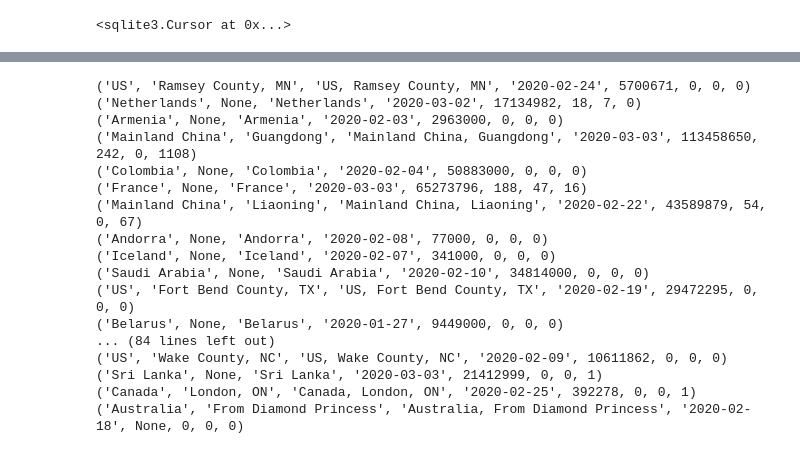
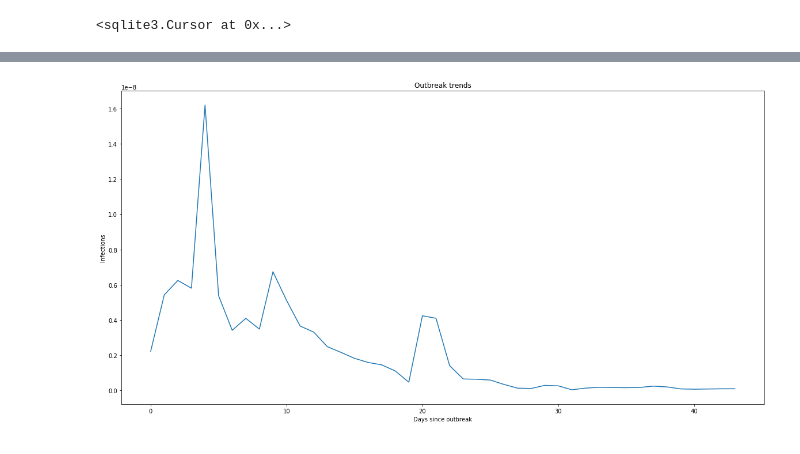
Before and after one commit to desmondcheongzx/COVID-19-Modelling, a Jupyter notebook: data/compile_data.ipynb, the cells around one changed output, grey strips where cells are left out. Cells and saved outputs as stored; diff of their text form; code cells hidden in the pictures.

```diff
--- a/data/compile_data.ipynb
+++ b/data/compile_data.ipynb
@@ -36,8 +38,8 @@ c.execute(create_cities_table_command)
 conn.commit()
 # %%
-confirmed_file = covid_paths + 'Confirmed.csv'
-deaths_file = covid_paths + 'Deaths.csv'
-recovered_file = covid_paths + 'Recovered.csv'
+confirmed_file = covid_paths + 'confirmed_global.csv'
+deaths_file = covid_paths + 'deaths_global.csv'
+recovered_file = covid_paths + 'recovered_global.csv'
 df_confirmed = pd.read_csv(confirmed_file)
 df_deaths = pd.read_csv(deaths_file)
 df_recovered = pd.read_csv(recovered_file)
@@ -337,23 +376,24 @@ c_sample = conn_sample.cursor()
-# %%
-c_sample.execute('SELECT * FROM samples')
-
-for row in c_sample:
-    print(row)
-# %% [output]
-('US', 'Ramsey County, MN', 'US, Ramsey County, MN', '2020-02-24', 5700671, 0, 0, 0)
-('Netherlands', None, 'Netherlands', '2020-03-02', 17134982, 18, 7, 0)
-('Armenia', None, 'Armenia', '2020-02-03', 2963000, 0, 0, 0)
-('Mainland China', 'Guangdong', 'Mainland China, Guangdong', '2020-03-03', 113458650, 242, 0, 1108)
-('Colombia', None, 'Colombia', '2020-02-04', 50883000, 0, 0, 0)
-('France', None, 'France', '2020-03-03', 65273796, 188, 47, 16)
-('Mainland China', 'Liaoning', 'Mainland China, Liaoning', '2020-02-22', 43589879, 54, 0, 67)
-('Andorra', None, 'Andorra', '2020-02-08', 77000, 0, 0, 0)
-('Iceland', None, 'Iceland', '2020-02-07', 341000, 0, 0, 0)
-('Saudi Arabia', None, 'Saudi Arabia', '2020-02-10', 34814000, 0, 0, 0)
-('US', 'Fort Bend County, TX', 'US, Fort Bend County, TX', '2020-02-19', 29472295, 0, 0, 0)
-('Belarus', None, 'Belarus', '2020-01-27', 9449000, 0, 0, 0)
-... (84 lines left out)
-('US', 'Wake County, NC', 'US, Wake County, NC', '2020-02-09', 10611862, 0, 0, 0)
-('Sri Lanka', None, 'Sri Lanka', '2020-03-03', 21412999, 0, 0, 1)
-('Canada', 'London, ON', 'Canada, London, ON', '2020-02-25', 392278, 0, 0, 1)
-('Australia', 'From Diamond Princess', 'Australia, From Diamond Princess', '2020-02-18', None, 0, 0, 0)
+# %%
+plt.figure(figsize=(20, 10))
+plt.title("Outbreak trends")
+plt.xlabel("Days since outbreak")
+plt.ylabel("Infections")
+
+maxxx = 0
+
+target = "Mainland China, Hubei"
+
+c2.execute('SELECT infected, susceptible, delta_infected FROM cities WHERE location="'+target+'";')
+
+counter = 0
+
+X = []
+Y = []
+for entry in c2:
+    X.append(counter)
+    counter += 1
+    Y.append(entry[2] / entry[1] / entry[0])
+plt.plot(X, Y)
+plt.show()
+# %% [output]
+[figure, added]
```
Also changed, not shown: parts of 24 cells of this notebook.
